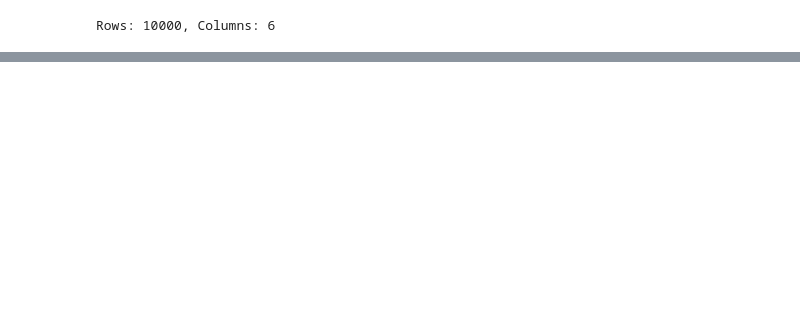
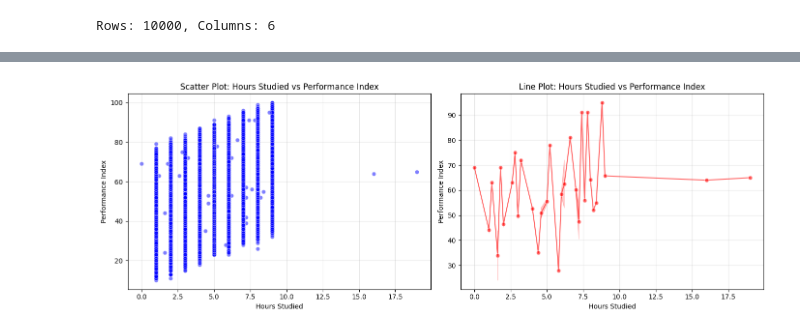
Before and after one commit to AhSanC25/Machine_Learning_Project, a Jupyter notebook: ML project.ipynb, the cells around one changed output, grey strips where cells are left out. Saved outputs shown, nothing was run; the diff lists cells and outputs as text; code cells hidden in the pictures; blank space fills up the shorter version.

```diff
--- a/ML project.ipynb
+++ b/ML project.ipynb
@@ -95,0 +197,14 @@ Name: count, dtype: int64
+# %%
+from sklearn.impute import KNNImputer
+
+# Separate numeric and non-numeric columns
+numeric_cols = df.select_dtypes(include=['float64', 'int64']).columns
+non_numeric_cols = df.select_dtypes(exclude=['float64', 'int64']).columns
+
+# Apply KNN imputation to numeric columns
+knn_imputer = KNNImputer(n_neighbors=5)
+df[numeric_cols] = knn_imputer.fit_transform(df[numeric_cols])
+
+# Verify missing values are filled
+print("Missing values after KNN imputation:")
+print(df.isnull().sum())
@@ -95,0 +268,9 @@ Name: count, dtype: int64
+# %%
+# Fill missing values in categorical column with mode (most frequent value)
+df['Extracurricular Activities'].fillna(df['Extracurricular Activities'].mode()[0], inplace=True)
+
+# Verify missing values are filled
+print("Missing values after filling categorical data:")
+print(df.isnull().sum())
+print("\nExtracurricular Activities value counts:")
+print(df['Extracurricular Activities'].value_counts())
@@ -95,0 +362,22 @@ Name: count, dtype: int64
+# %%
+fig, axes = plt.subplots(1, 2, figsize=(14, 5))
+
+# Scatter plot using seaborn
+sns.scatterplot(data=df, x='Hours Studied', y='Performance Index', ax=axes[0], alpha=0.5, color='blue')
+axes[0].set_xlabel('Hours Studied')
+axes[0].set_ylabel('Performance Index')
+axes[0].set_title('Scatter Plot: Hours Studied vs Performance Index')
+axes[0].grid(True, alpha=0.3)
+
+# Line plot using seaborn
+sorted_df = df.sort_values('Hours Studied')
+sns.lineplot(data=sorted_df, x='Hours Studied', y='Performance Index', ax=axes[1], marker='o', color='red', alpha=0.6)
+axes[1].set_xlabel('Hours Studied')
+axes[1].set_ylabel('Performance Index')
+axes[1].set_title('Line Plot: Hours Studied vs Performance Index')
+axes[1].grid(True, alpha=0.3)
+
+plt.tight_layout()
+plt.show()
+# %% [output]
+[figure, added]
```
Also changed, not shown: parts of 23 cells of this notebook.
